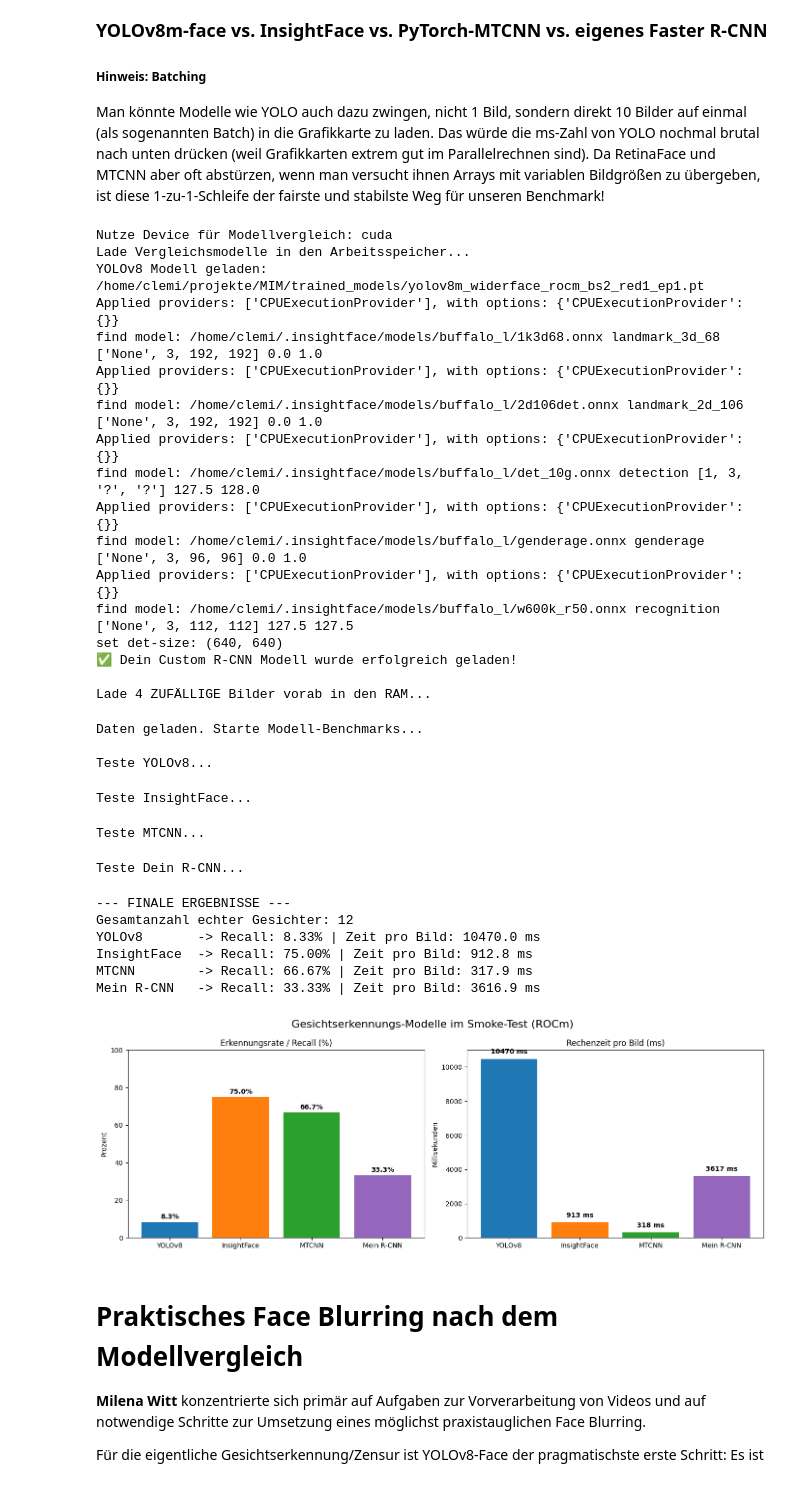
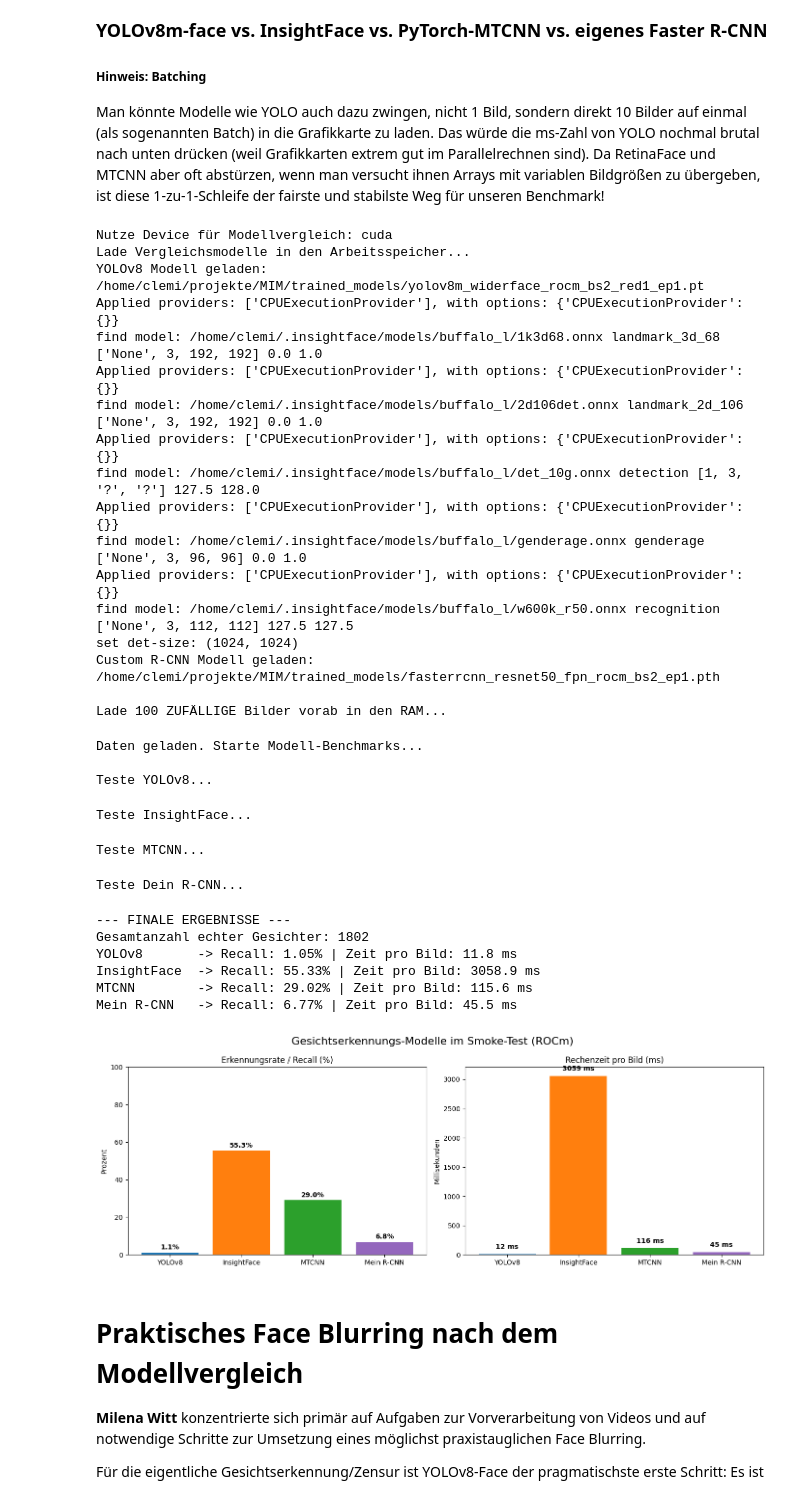
Before and after one commit to globalx-prog/face_model_lab, a Jupyter notebook: Zusammenfassung.ipynb, the cells around one changed output. Cells and saved outputs as stored; diff of their text form; code cells hidden in the pictures.

```diff
--- a/Zusammenfassung.ipynb
+++ b/Zusammenfassung.ipynb
@@ -681,7 +647,7 @@ import torch
 import numpy as np
 from torch.utils.data import DataLoader
 from torchvision.ops import box_iou
-from tqdm.auto import tqdm
+from tqdm.notebook import tqdm
 
 # ==========================================
 # HILFSFUNKTION FÜR PLOT 1 (IoU Berechnung)
@@ -764,8 +730,11 @@ def build_faster_rcnn(num_classes):
     return model
 faster_det_model = build_faster_rcnn(num_classes=2)
 
-# Gewichte laden
-modell_pfad = str(MODEL_DIR / "fasterrcnn_resnet50_fpn_rocm_bs2_red2000_ep1.pth")
+# Gewichte laden: bevorzugt das im aktuellen Notebook-Lauf trainierte Modell.
+modell_pfad = SAVE_PATH if "SAVE_PATH" in globals() else str(MODEL_DIR / "fasterrcnn_resnet50_fpn_rocm_bs2_ep1.pth")
+if not os.path.exists(modell_pfad):
+    raise FileNotFoundError(f"Faster-R-CNN-Gewichte nicht gefunden: {modell_pfad}")
+print("Faster-R-CNN Analysemodell:", modell_pfad)
 faster_det_model.load_state_dict(torch.load(modell_pfad, map_location=device, weights_only=True))
 faster_det_model.to(device)
 faster_det_model.eval() # GANZ WICHTIG!
@@ -836,7 +805,8 @@ if faster_det_model is not None and 'val_dataset' in globals():
         with torch.no_grad():
             output = faster_det_model(img_input)[0]
 
-        score_thresh = 0.5
+        # Nach einer Smoke-Test-Epoche sind die Scores noch niedrig; 0.25 zeigt die Modelltreffer besser.
+        score_thresh = 0.25
         scores = output["scores"]
         pred_count = (scores >= score_thresh).sum().item()
         frcnn_counts.append(pred_count)
@@ -851,7 +821,7 @@ if faster_det_model is not None and 'val_dataset' in globals():
         plt.bar(x - width / 2, ground_truth_counts, width=width, label="Ground Truth (Echte Gesichter)", color="skyblue")
         plt.bar(x + width / 2, frcnn_counts, width=width, label="Faster R-CNN (Vorhersage)", color="coral")
 
-        plt.title("Detektionsanzahl pro Bild: Modell vs. Ground Truth")
+        plt.title("Detektionsanzahl pro Bild: Modell vs. Ground Truth (Score > 0.25)")
         plt.xlabel("Sample-Bildindex (aus Validation Set)")
         plt.ylabel("Anzahl erkannter/vorhandener Gesichter")
         plt.xticks(x, labels)
@@ -904,7 +874,7 @@ import time
 import random
 import numpy as np
 import matplotlib.pyplot as plt
-from tqdm.auto import tqdm
+from tqdm.notebook import tqdm
 
 # --- NEU: Wichtige Imports für dein R-CNN ---
 import torchvision
@@ -982,15 +952,18 @@ except Exception as e:
 # -------------------------------------------------------------
 rcnn_device = device # Kann je nach Hardware angepasst werden
 mein_rcnn = build_faster_rcnn(num_classes=2)
+rcnn_model_path = SAVE_PATH if "SAVE_PATH" in globals() else str(MODEL_DIR / "fasterrcnn_resnet50_fpn_rocm_bs2_ep1.pth")
 
 try:
-    mein_rcnn.load_state_dict(torch.load(str(MODEL_DIR / "fasterrcnn_resnet50_fpn_rocm_bs2_red2000_ep1.pth"), map_location=rcnn_device, weights_only=True))
-    print("✅ Dein Custom R-CNN Modell wurde erfolgreich geladen!")
+    if not os.path.exists(rcnn_model_path):
+        raise FileNotFoundError(rcnn_model_path)
+    mein_rcnn.load_state_dict(torch.load(rcnn_model_path, map_location=rcnn_device, weights_only=True))
+    mein_rcnn.to(rcnn_device)
+    mein_rcnn.eval()
+    print("Custom R-CNN Modell geladen:", rcnn_model_path)
 except Exception as e:
-    print(f"❌ FEHLER beim Laden: {e}")
-
-mein_rcnn.to(rcnn_device)
-mein_rcnn.eval()
+    print(f"R-CNN wird übersprungen: {e}")
+    mein_rcnn = None
 # -------------------------------------------------------------
 
 # --- 4. DATEN PRE-LOADING ---
@@ -1070,25 +1043,26 @@ if detector_mtcnn is not None:
 metrics["MTCNN"]["time_sec"] = time.perf_counter() - t0
 
 # ==========================================
-print("Teste Dein R-CNN...")
-t0 = time.perf_counter()
-tensor_transform = T.ToTensor()
+if mein_rcnn is not None:
+    print("Teste Dein R-CNN...")
+    t0 = time.perf_counter()
+    tensor_transform = T.ToTensor()
 
-for data in tqdm(test_data, desc="Mein R-CNN"):
-    img_tensor = tensor_transform(data["rgb"]).to(rcnn_device)
+    for data in tqdm(test_data, desc="Mein R-CNN"):
+        img_tensor = tensor_transform(data["rgb"]).to(rcnn_device)
 
-    with torch.no_grad():
-        prediction = mein_rcnn([img_tensor])[0]
+        with torch.no_grad():
+            prediction = mein_rcnn([img_tensor])[0]
 
-    boxes_rcnn = prediction["boxes"].cpu().numpy()
-    scores_rcnn = prediction["scores"].cpu().numpy()
+        boxes_rcnn = prediction["boxes"].cpu().numpy()
+        scores_rcnn = prediction["scores"].cpu().numpy()
 
-    valid_boxes = boxes_rcnn[scores_rcnn > 0.25]
+        valid_boxes = boxes_rcnn[scores_rcnn > 0.25]
 
-    if len(valid_boxes) > 0:
-        metrics["Mein R-CNN"]["detected"] += evaluate_boxes(data["true_faces"], valid_boxes, IOU_THRESHOLD)
+        if len(valid_boxes) > 0:
+            metrics["Mein R-CNN"]["detected"] += evaluate_boxes(data["true_faces"], valid_boxes, IOU_THRESHOLD)
 
-metrics["Mein R-CNN"]["time_sec"] = time.perf_counter() - t0
+    metrics["Mein R-CNN"]["time_sec"] = time.perf_counter() - t0
 
 # --- 5. Daten für das Diagramm aufbereiten ---
 model_names = list(metrics.keys())
@@ -1123,42 +1097,42 @@ bars2 = ax2.bar(model_names, times_per_image, color=colors)
 ax2.set_title('Rechenzeit pro Bild (ms)')
 ax2.set_ylabel('Millisekunden')
 for bar in bars2:
     ax2.text(bar.get_x() + bar.get_width()/2, bar.get_height() + (max(times_per_image)*0.02),
              f'{bar.get_height():.0f} ms', ha='center', va='bottom', fontweight='bold')
 
 plt.tight_layout()
 plt.show()
 # %% [output]
 Nutze Device für Modellvergleich: cuda
 Lade Vergleichsmodelle in den Arbeitsspeicher...
 YOLOv8 Modell geladen: /home/clemi/projekte/MIM/trained_models/yolov8m_widerface_rocm_bs2_red1_ep1.pt
 Applied providers: ['CPUExecutionProvider'], with options: {'CPUExecutionProvider': {}}
 find model: /home/clemi/.insightface/models/buffalo_l/1k3d68.onnx landmark_3d_68 ['None', 3, 192, 192] 0.0 1.0
 Applied providers: ['CPUExecutionProvider'], with options: {'CPUExecutionProvider': {}}
 find model: /home/clemi/.insightface/models/buffalo_l/2d106det.onnx landmark_2d_106 ['None', 3, 192, 192] 0.0 1.0
 Applied providers: ['CPUExecutionProvider'], with options: {'CPUExecutionProvider': {}}
 find model: /home/clemi/.insightface/models/buffalo_l/det_10g.onnx detection [1, 3, '?', '?'] 127.5 128.0
 Applied providers: ['CPUExecutionProvider'], with options: {'CPUExecutionProvider': {}}
 find model: /home/clemi/.insightface/models/buffalo_l/genderage.onnx genderage ['None', 3, 96, 96] 0.0 1.0
 Applied providers: ['CPUExecutionProvider'], with options: {'CPUExecutionProvider': {}}
 find model: /home/clemi/.insightface/models/buffalo_l/w600k_r50.onnx recognition ['None', 3, 112, 112] 127.5 127.5
-set det-size: (640, 640)
-✅ Dein Custom R-CNN Modell wurde erfolgreich geladen!
+set det-size: (1024, 1024)
+Custom R-CNN Modell geladen: /home/clemi/projekte/MIM/trained_models/fasterrcnn_resnet50_fpn_rocm_bs2_ep1.pth
 
-Lade 4 ZUFÄLLIGE Bilder vorab in den RAM...
+Lade 100 ZUFÄLLIGE Bilder vorab in den RAM...
 Daten geladen. Starte Modell-Benchmarks...
 
 Teste YOLOv8...
 Teste InsightFace...
 Teste MTCNN...
 Teste Dein R-CNN...
 --- FINALE ERGEBNISSE ---
-Gesamtanzahl echter Gesichter: 12
-YOLOv8       -> Recall: 8.33% | Zeit pro Bild: 10470.0 ms
-InsightFace  -> Recall: 75.00% | Zeit pro Bild: 912.8 ms
-MTCNN        -> Recall: 66.67% | Zeit pro Bild: 317.9 ms
-Mein R-CNN   -> Recall: 33.33% | Zeit pro Bild: 3616.9 ms
+Gesamtanzahl echter Gesichter: 1802
+YOLOv8       -> Recall: 1.05% | Zeit pro Bild: 11.8 ms
+InsightFace  -> Recall: 55.33% | Zeit pro Bild: 3058.9 ms
+MTCNN        -> Recall: 29.02% | Zeit pro Bild: 115.6 ms
+Mein R-CNN   -> Recall: 6.77% | Zeit pro Bild: 45.5 ms
-[figure, old version]
+[figure, new version]
 # %% [markdown]
 # Praktisches Face Blurring nach dem Modellvergleich
 
```
Also changed, not shown: parts of 8 cells of this notebook.
